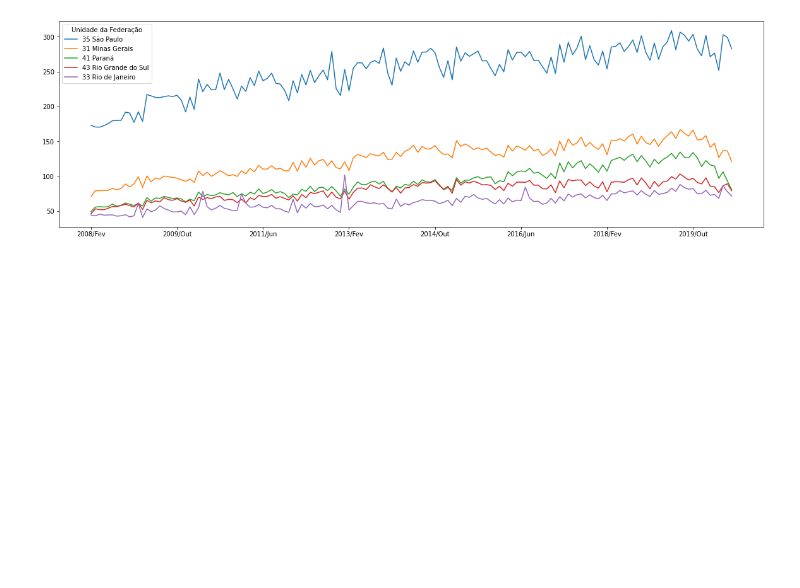
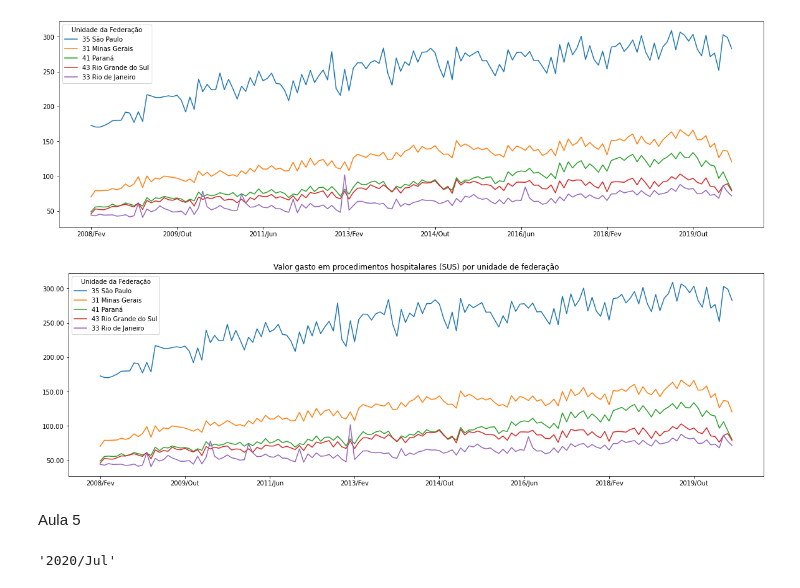
Before and after one commit to cajjunior/bootcamp_dataScience_alura, a Jupyter notebook: Bootcamp_Datascience.ipynb, the cells around one changed output. Drawn from its saved outputs; the diff is of its cells as text; code cells hidden in the pictures; blank space fills up the shorter version.

```diff
--- a/Bootcamp_Datascience.ipynb
+++ b/Bootcamp_Datascience.ipynb
@@ -511,3 +511,16 @@ ordenado_por_total.head(5).T.plot(figsize=(20,6))
 # %% [output]
 <matplotlib.axes._subplots.AxesSubplot at 0x...>
 [figure]
+# %%
+import matplotlib.pyplot as plt
+import matplotlib.ticker as ticker
+
+ax = ordenado_por_total.head(5).T.plot(figsize=(20,6))
+ax.yaxis.set_major_formatter(ticker.StrMethodFormatter('{x:.2f}'))
+plt.title("Valor gasto em procedimentos hospitalares (SUS) por unidade de federação")
+
+plt.show()
+# %% [output]
+[figure, added]
+# %% [markdown]
+Aula 5
@@ -513,0 +529,4 @@ ordenado_por_total.head(5).T.plot(figsize=(20,6))
+# %%
+mes_mais_recente
+# %% [output]
+'2020/Jul'
```
Also changed, not shown: parts of 19 cells of this notebook.
